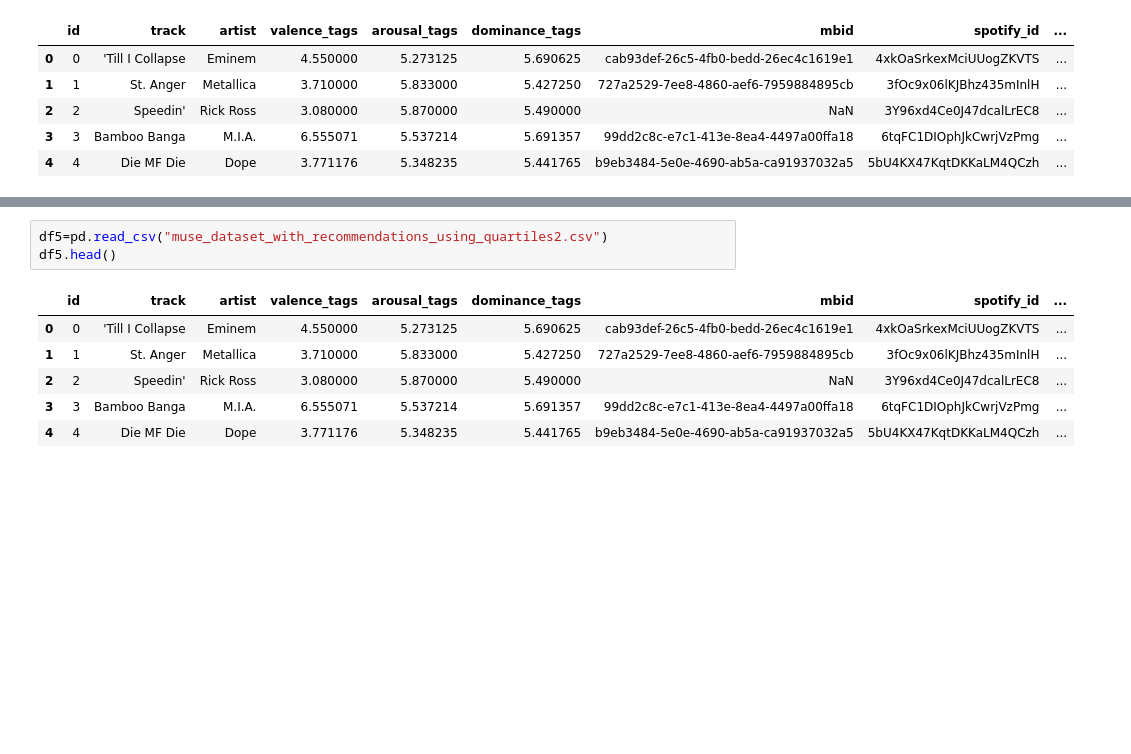
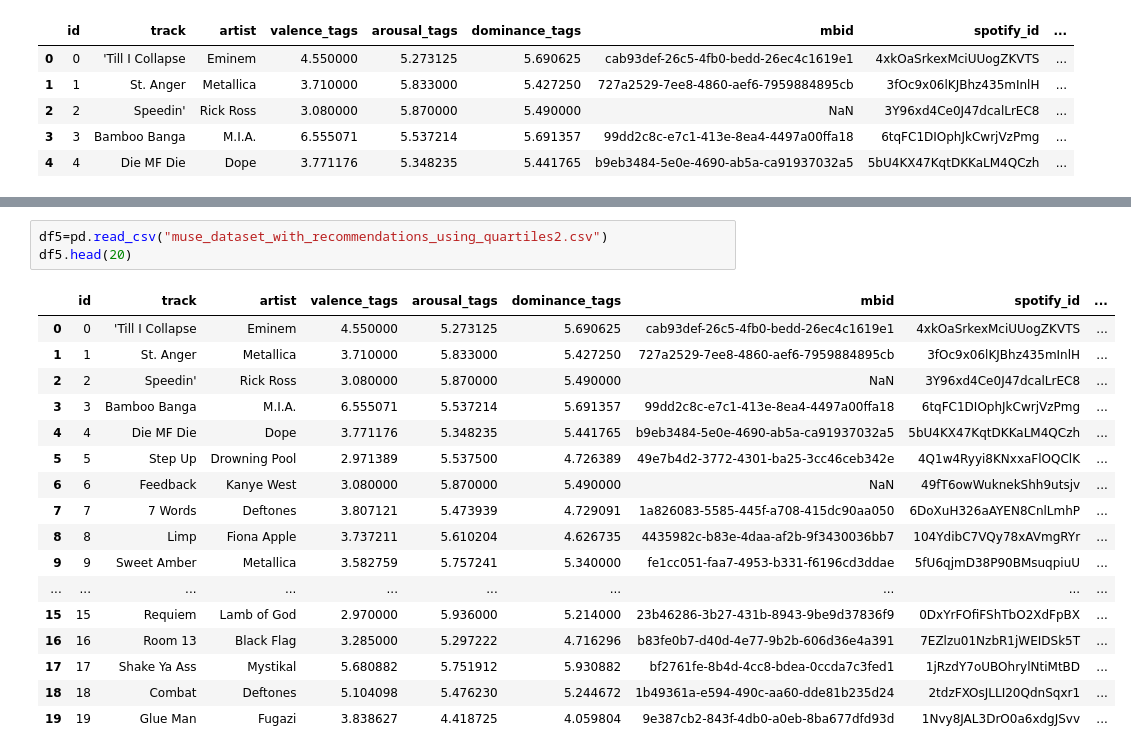
Before and after one commit to Shivdevshukla/Mood-Based-Music-recommendation-system, a Jupyter notebook: dsanalysis.ipynb, the cells around one changed output, grey strips where cells are left out. Cells and saved outputs as stored; diff of their text form; blank space fills up the shorter version.

```diff
--- a/dsanalysis.ipynb
+++ b/dsanalysis.ipynb
@@ -366,13 +356,24 @@ print(df3.head())
 # %%
 df5=pd.read_csv("muse_dataset_with_recommendations_using_quartiles2.csv")
-df5.head()
+df5.head(20)
 # %% [output]
 |  | id | track | artist | valence_tags | arousal_tags | dominance_tags | mbid | spotify_id | ... |
 | 0 | 0 | 'Till I Collapse | Eminem | 4.550000 | 5.273125 | 5.690625 | cab93def-26c5-4fb0-bedd-26ec4c1619e1 | 4xkOaSrkexMciUUogZKVTS | ... |
 | 1 | 1 | St. Anger | Metallica | 3.710000 | 5.833000 | 5.427250 | 727a2529-7ee8-4860-aef6-7959884895cb | 3fOc9x06lKJBhz435mInlH | ... |
 | 2 | 2 | Speedin' | Rick Ross | 3.080000 | 5.870000 | 5.490000 | NaN | 3Y96xd4Ce0J47dcalLrEC8 | ... |
 | 3 | 3 | Bamboo Banga | M.I.A. | 6.555071 | 5.537214 | 5.691357 | 99dd2c8c-e7c1-413e-8ea4-4497a00ffa18 | 6tqFC1DIOphJkCwrjVzPmg | ... |
 | 4 | 4 | Die MF Die | Dope | 3.771176 | 5.348235 | 5.441765 | b9eb3484-5e0e-4690-ab5a-ca91937032a5 | 5bU4KX47KqtDKKaLM4QCzh | ... |
+| 5 | 5 | Step Up | Drowning Pool | 2.971389 | 5.537500 | 4.726389 | 49e7b4d2-3772-4301-ba25-3cc46ceb342e | 4Q1w4Ryyi8KNxxaFlOQClK | ... |
+| 6 | 6 | Feedback | Kanye West | 3.080000 | 5.870000 | 5.490000 | NaN | 49fT6owWuknekShh9utsjv | ... |
+| 7 | 7 | 7 Words | Deftones | 3.807121 | 5.473939 | 4.729091 | 1a826083-5585-445f-a708-415dc90aa050 | 6DoXuH326aAYEN8CnlLmhP | ... |
+| 8 | 8 | Limp | Fiona Apple | 3.737211 | 5.610204 | 4.626735 | 4435982c-b83e-4daa-af2b-9f3430036bb7 | 104YdibC7VQy78xAVmgRYr | ... |
+| 9 | 9 | Sweet Amber | Metallica | 3.582759 | 5.757241 | 5.340000 | fe1cc051-faa7-4953-b331-f6196cd3ddae | 5fU6qjmD38P90BMsuqpiuU | ... |
+| ... | ... | ... | ... | ... | ... | ... | ... | ... | ... |
+| 15 | 15 | Requiem | Lamb of God | 2.970000 | 5.936000 | 5.214000 | 23b46286-3b27-431b-8943-9be9d37836f9 | 0DxYrFOfiFShTbO2XdFpBX | ... |
+| 16 | 16 | Room 13 | Black Flag | 3.285000 | 5.297222 | 4.716296 | b83fe0b7-d40d-4e77-9b2b-606d36e4a391 | 7EZlzu01NzbR1jWEIDSk5T | ... |
+| 17 | 17 | Shake Ya Ass | Mystikal | 5.680882 | 5.751912 | 5.930882 | bf2761fe-8b4d-4cc8-bdea-0ccda7c3fed1 | 1jRzdY7oUBOhrylNtiMtBD | ... |
+| 18 | 18 | Combat | Deftones | 5.104098 | 5.476230 | 5.244672 | 1b49361a-e594-490c-aa60-dde81b235d24 | 2tdzFXOsJLLI20QdnSqxr1 | ... |
+| 19 | 19 | Glue Man | Fugazi | 3.838627 | 4.418725 | 4.059804 | 9e387cb2-843f-4db0-a0eb-8ba677dfd93d | 1Nvy8JAL3DrO0a6xdgJSvv | ... |
 # %%
 df5["Recommendation"].value_counts()
 # %% [output]
```
Also changed, not shown: parts of 11 cells of this notebook, 5 other files.
